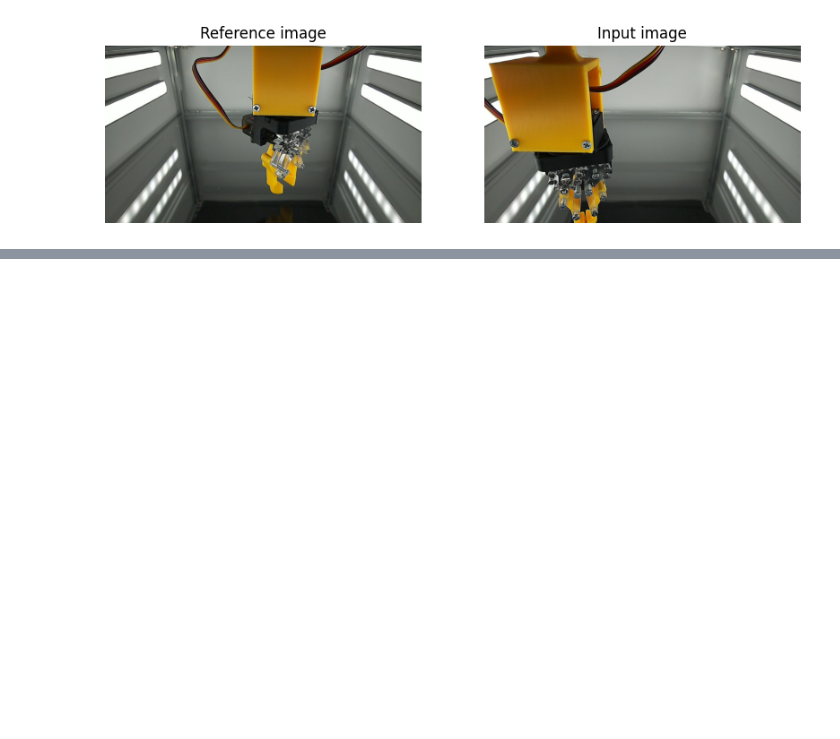
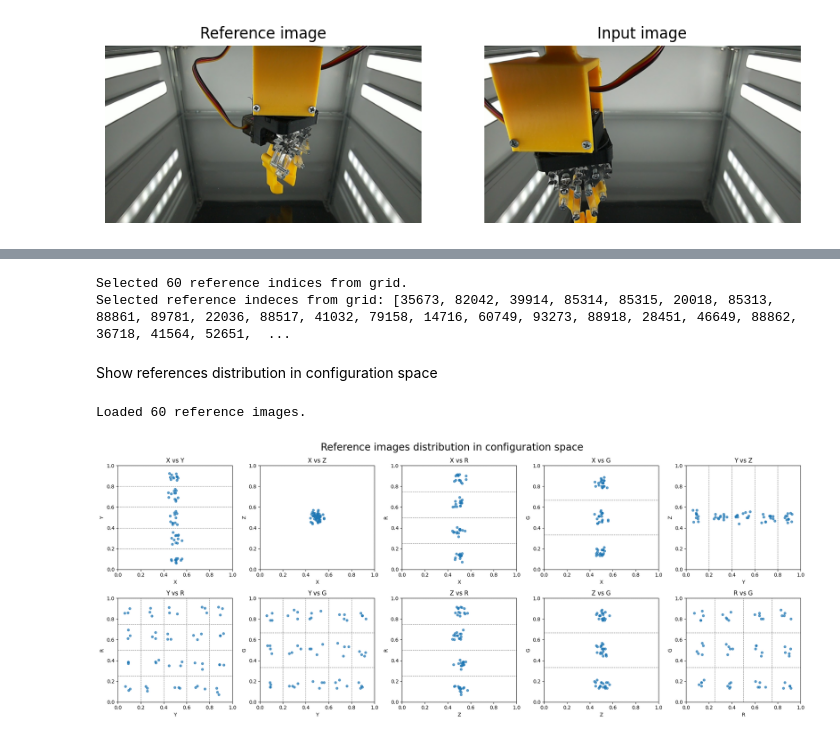
Before and after one commit to GiacomoBillo/cloudgripper-visual-autoencoder, a Jupyter notebook: visual_autoencoder/data.ipynb, the cells around one changed output, grey strips where cells are left out. Cells and saved outputs as stored; diff of their text form; code cells hidden in the pictures; blank space fills up the shorter version.

Commit message:
feat: select references with grid in configuration space

```diff
--- a/visual_autoencoder/data.ipynb
+++ b/visual_autoencoder/data.ipynb
@@ -379,0 +382,80 @@ show_reference_image(0)
+# %%
+from gripper_data_ref import GripperDatasetReference
+import os
+
+GRID_DIMENSIONS = [1, 5, 1, 4, 3]  # grid resolution along each of the 5 dimensions
+ref_dataset = GripperDatasetReference(
+    abs_path = os.getenv("BIG_DATASET_PATH"),
+    transform=None,
+    images_to_load=["Images"],
+)
+ref_dataset.set_references(grid_dimensions=GRID_DIMENSIONS)
+# %% [output]
+Selected 60 reference indices from grid.
+Selected reference indeces from grid: [35673, 82042, 39914, 85314, 85315, 20018, 85313, 88861, 89781, 22036, 88517, 41032, 79158, 14716, 60749, 93273, 88918, 28451, 46649, 88862, 36718, 41564, 52651,  ...
+# %% [markdown]
+Show references distribution in configuration space
+# %%
+import numpy as np
+ref_images, ref_labels = ref_dataset.get_references()
+print(f"Loaded {len(ref_images)} reference images.")
+
+# sort_idx = np.lexsort([ref_labels[:, 1], ref_labels[:, 3], ref_labels[:, 4]])
+# ref_labels = ref_labels[sort_idx]
+# ref_images = ref_images[sort_idx]
+
+# from ipywidgets import interact
+# from gripper_data import plot_image
+# @interact(idx=(0, len(ref_images)-1))
+# def show_reference(idx=0):
+#     print(f"Reference image index: {idx}")
+#     print(f"Robot configuration x={ref_labels[idx,0]:.3f}, y={ref_labels[idx,1]:.3f}, z={ref_labels[idx,2]:.3f}, r={ref_labels[idx,3]:.3f}, g={ref_labels[idx,4]:.3f}")
+#     plot_image(ref_images[idx])
+
+import matplotlib.pyplot as plt
+import itertools
+
+# Label names
+label_names = ['X', 'Y', 'Z', 'R', 'G']
+num_dims = len(label_names)
+grid_centers = [ (np.arange(n) + 0.5)/n for n in GRID_DIMENSIONS ]
+grid_edges = [ (np.arange(n+1))/n for n in GRID_DIMENSIONS ]
+
+# Generate all unique pairs of indices
+pairs = list(itertools.combinations(range(num_dims), 2))  # (0,1), (0,2), ...
+
+# Create subplots
+n_cols = 5
+n_rows = (len(pairs) + n_cols - 1) // n_cols  # ceil division
+fig, axes = plt.subplots(n_rows, n_cols, figsize=(4*n_cols, 4*n_rows))
+axes = axes.flatten()
+fig.suptitle('Reference images distribution in configuration space', fontsize=20)
+
+for ax, (i, j) in zip(axes, pairs):
+    ax.scatter(ref_labels[:, i], ref_labels[:, j], s=20, alpha=0.7)
+    ax.set_xlabel(label_names[i])
+    ax.set_ylabel(label_names[j])
+    ax.set_title(f'{label_names[i]} vs {label_names[j]}')
+    ax.set_xlim(0, 1)  # fixed x-axis
+    ax.set_ylim(0, 1)  # fixed y-axis
+
+    # Add cell boundaries lines
+    for x in grid_edges[i]:
+        ax.axvline(x, color='gray', linestyle='--', linewidth=0.8)
+    for y in grid_edges[j]:
+        ax.axhline(y, color='gray', linestyle='--', linewidth=0.8)
+
+    # Add grid lines at the center of each grid cell
+    # ax.set_xticks(grid_centers[i])
+    # ax.set_yticks(grid_centers[j])
+    # ax.grid(True)
+
+# Hide any unused subplots
+for k in range(len(pairs), len(axes)):
+    axes[k].axis('off')
+
+plt.tight_layout()
+plt.show()
+# %% [output]
+Loaded 60 reference images.
+[figure, added]
```
Also changed, not shown: parts of 3 cells of this notebook, 2 other files.
